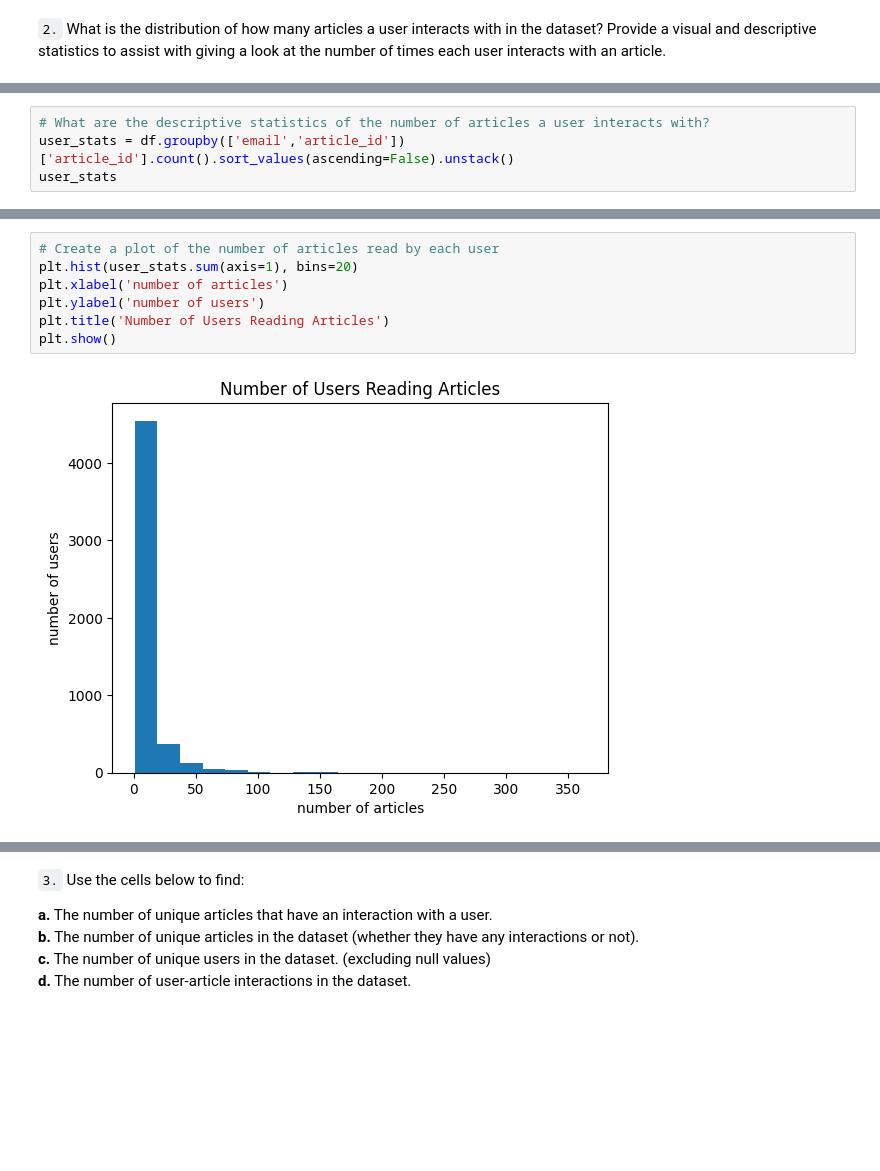
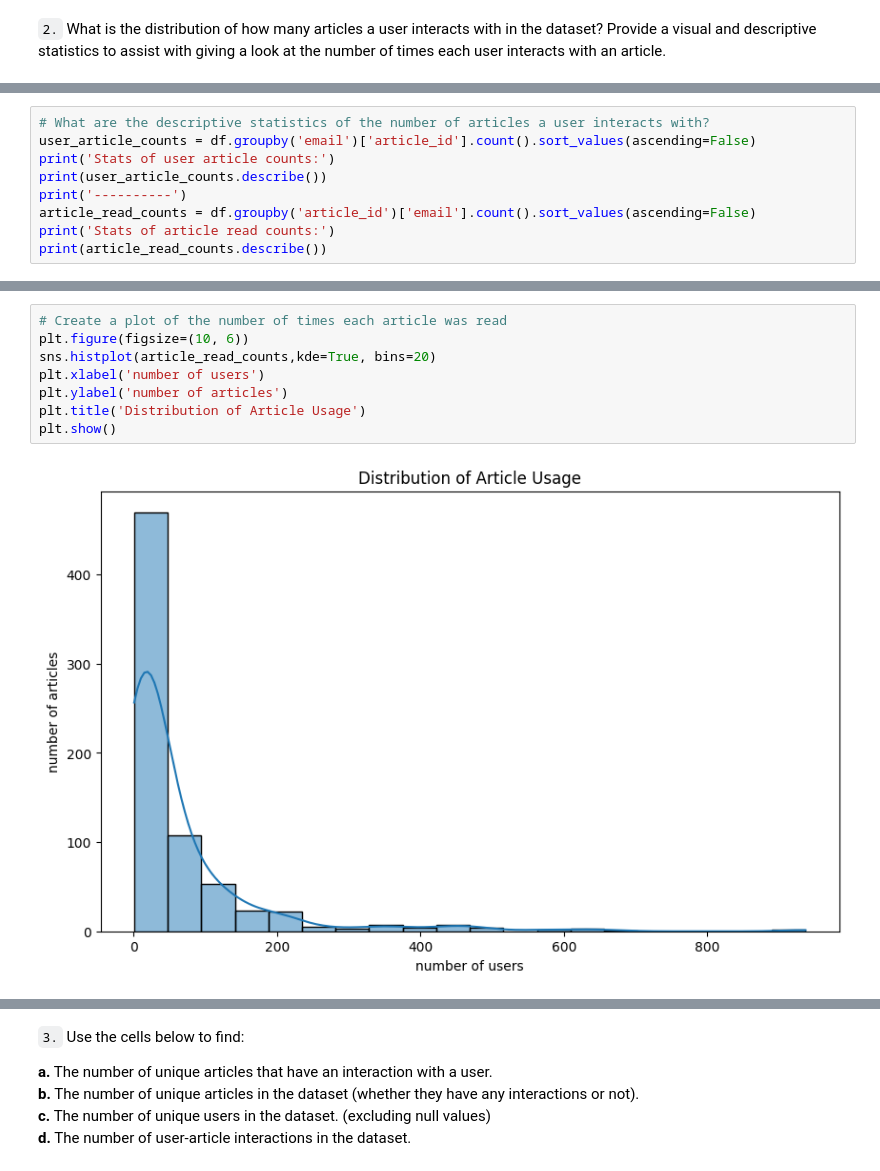
Before and after one commit to lienas/dsnd-recommendation-system-project, a Jupyter notebook: Recommendations_with_IBM.ipynb, the cells around one changed output, grey strips where cells are left out. Saved outputs shown, nothing was run; the diff lists cells and outputs as text; blank space fills up the shorter version.

```diff
--- a/Recommendations_with_IBM.ipynb
+++ b/Recommendations_with_IBM.ipynb
@@ -98,5 +111,10 @@ df[df.email.isna()]
 # %%
 # What are the descriptive statistics of the number of articles a user interacts with?
-user_stats = df.groupby(['email','article_id'])['article_id'].count().sort_values(ascending=False).unstack()
-user_stats
+user_article_counts = df.groupby('email')['article_id'].count().sort_values(ascending=False)
+print('Stats of user article counts:')
+print(user_article_counts.describe())
+print('----------')
+article_read_counts = df.groupby('article_id')['email'].count().sort_values(ascending=False)
+print('Stats of article read counts:')
+print(article_read_counts.describe())
 # %% [output]
@@ -117,9 +169,10 @@ user_stats
 # %%
-# Create a plot of the number of articles read by each user
-plt.hist(user_stats.sum(axis=1), bins=20)
-plt.xlabel('number of articles')
-plt.ylabel('number of users')
-plt.title('Number of Users Reading Articles')
+# Create a plot of the number of times each article was read
+plt.figure(figsize=(10, 6))
+sns.histplot(article_read_counts,kde=True, bins=20)
+plt.xlabel('number of users')
+plt.ylabel('number of articles')
+plt.title('Distribution of Article Usage')
 plt.show()
 # %% [output]
-[figure, old version]
+[figure, new version]
```
Also changed, not shown: parts of 24 cells of this notebook.
